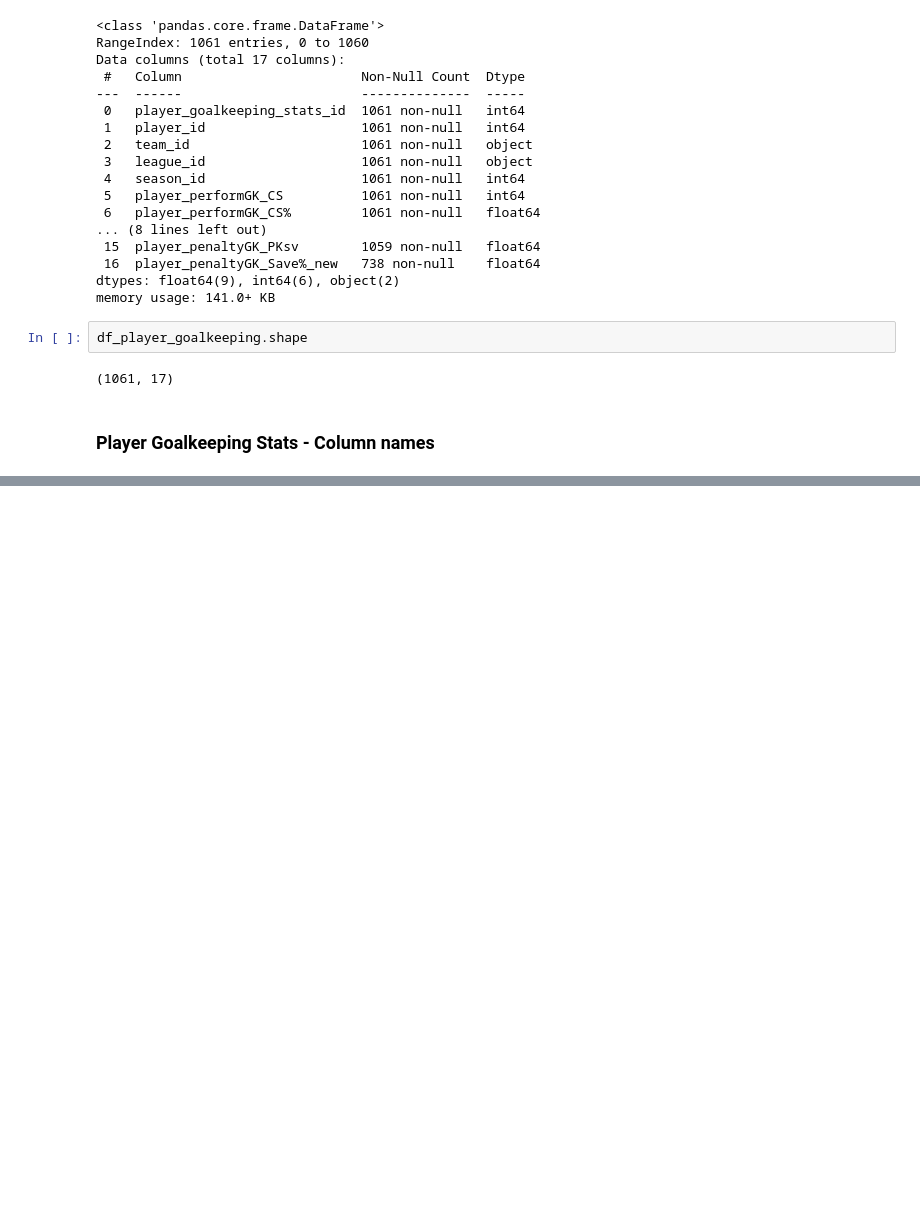
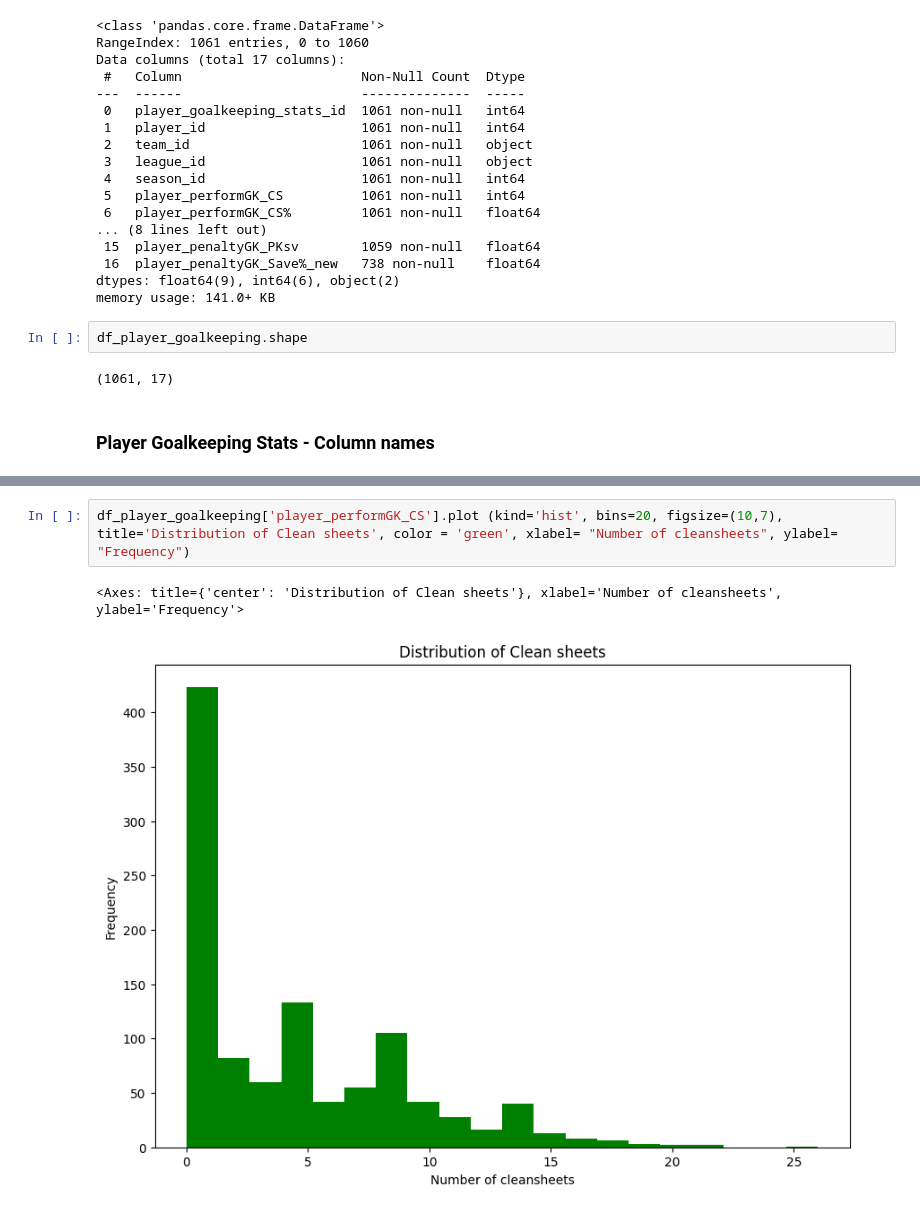
Before and after one commit to sanyi1998/Sandor_Varsanyi_CAPB352_BDA_Project_2025, a Jupyter notebook: Sandor_Varsanyi_CAPB352_final_project.ipynb, the cells around one changed output, grey strips where cells are left out. Cells and saved outputs as stored; diff of their text form; blank space fills up the shorter version.

Commit message:
Exploration continued
I explored player_misc and player_goalkeeping stat tables.

```diff
--- a/Sandor_Varsanyi_CAPB352_final_project.ipynb
+++ b/Sandor_Varsanyi_CAPB352_final_project.ipynb
@@ -796,0 +836,5 @@ df_player_goalkeeping.shape
+# %%
+df_player_goalkeeping['player_performGK_CS'].plot (kind='hist', bins=20, figsize=(10,7), title='Distribution of Clean sheets', color = 'green', xlabel= "Number of cleansheets", ylabel= "Frequency")
+# %% [output]
+<Axes: title={'center': 'Distribution of Clean sheets'}, xlabel='Number of cleansheets', ylabel='Frequency'>
+[figure, added]
```
Also changed, not shown: parts of 24 cells of this notebook.
